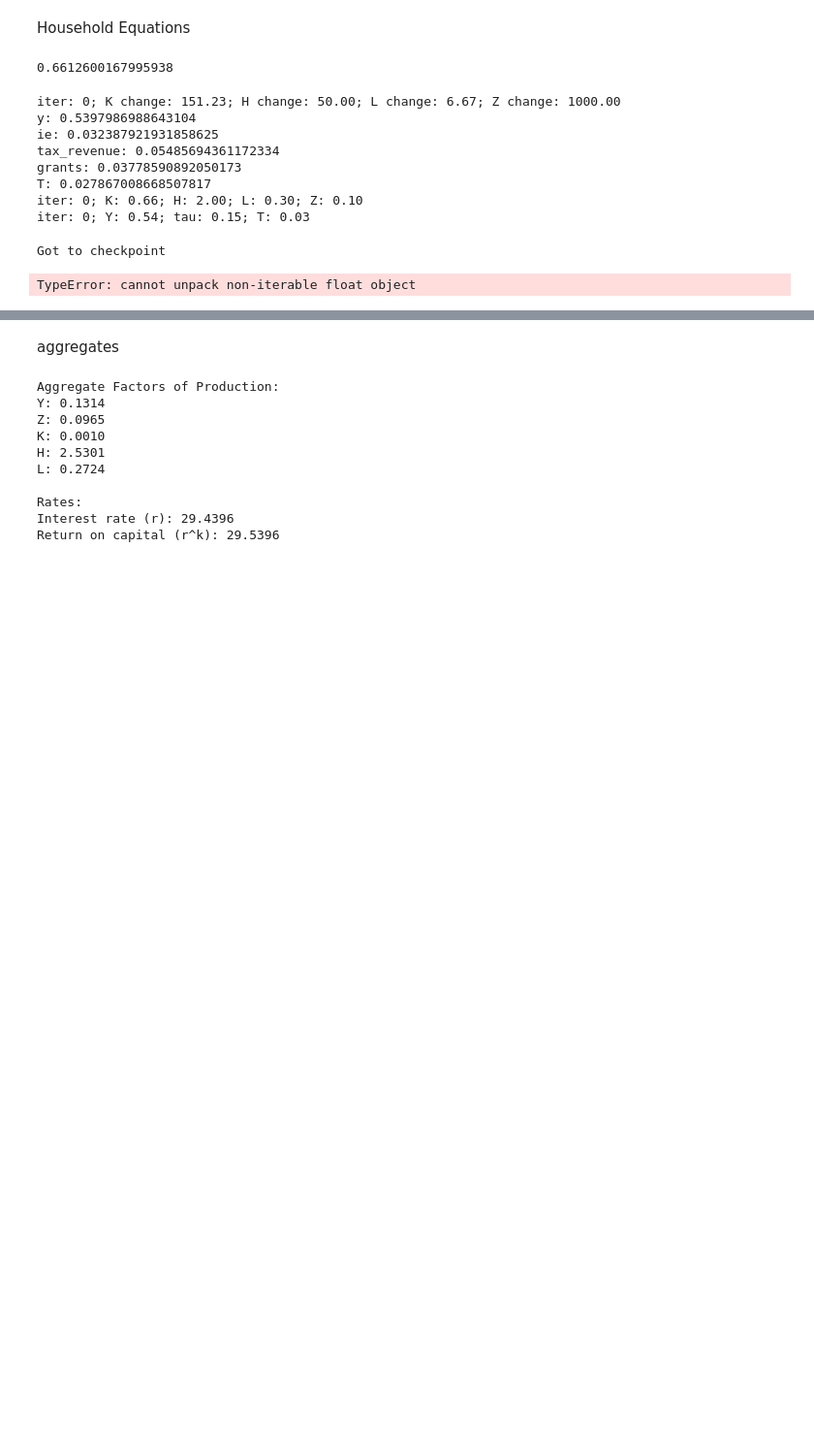
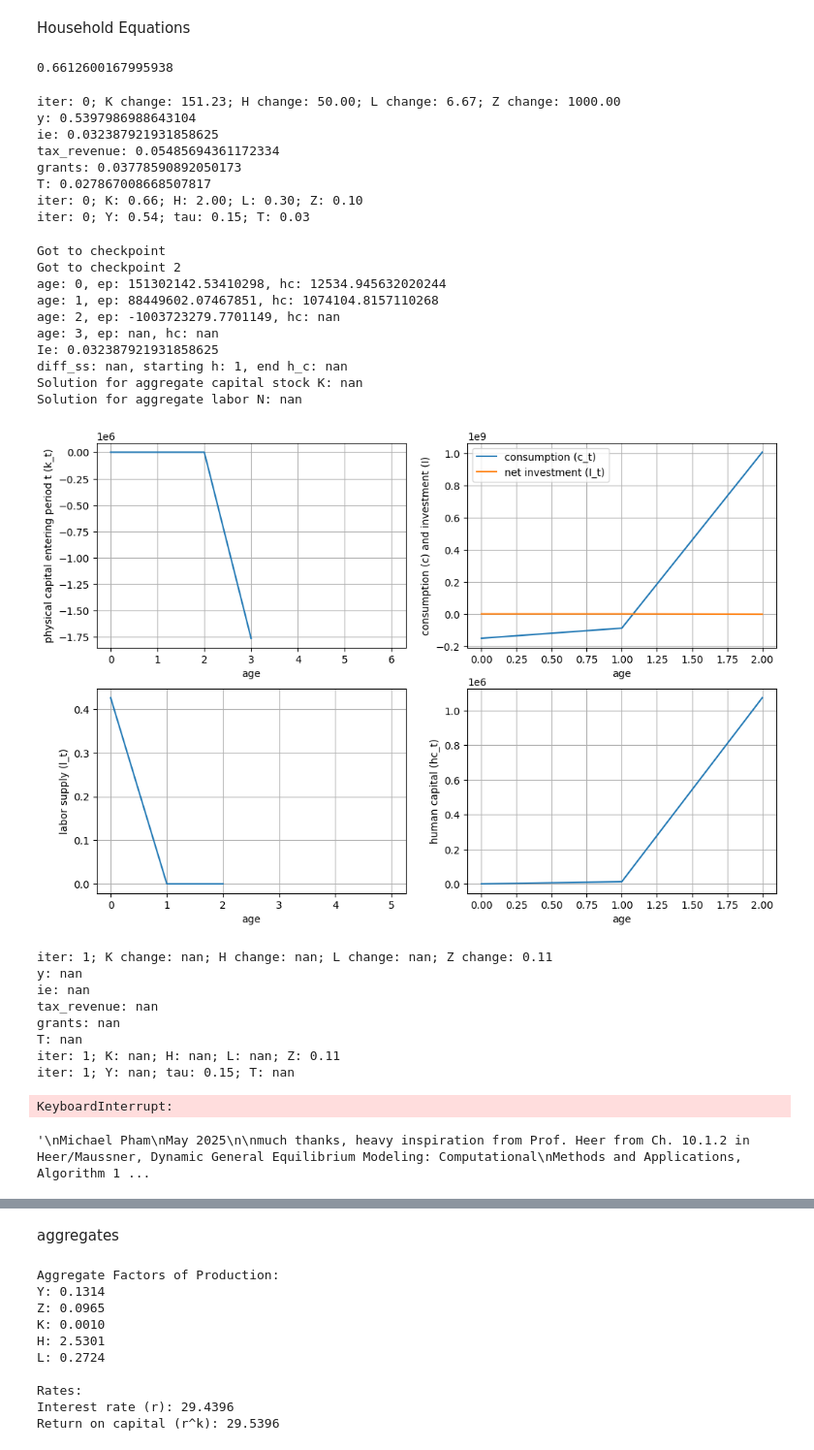
Before and after one commit to mpham8/macro-debtrelief-humancapital, a Jupyter notebook: hc-olg-model/ss_run5.ipynb, the cells around one changed output, grey strips where cells are left out. Shown at 97% size. Saved outputs shown, nothing was run; the diff lists cells and outputs as text; code cells hidden in the pictures; blank space fills up the shorter version.

Commit message:
error with large unreasonable e

```diff
--- a/hc-olg-model/ss_run5.ipynb
+++ b/hc-olg-model/ss_run5.ipynb
@@ -95,7 +110,7 @@ max_iters = 30             # maximum number of iteration over K
 
 
 # h_min, h_max = 1, 1500
-h_min, h_max = 1, 10
+h_min, h_max = 1, 3
 
 
 # Number of periods
@@ -878,7 +1029,8 @@ while iteration < max_iters - 1 and K_diff > tolerance: #TODO fix k tolerance
 
 
           k1 = k13d_optimal_array[ik, ih, ihc, i-1]
-          v3d_optimal_array[ik, ih, ihc, i-1], e_optimal_array[ik, ih, ihc, i-1] = value_function_parent_final(vr_polate, k13d_optimal_array[ik, ih, ihc, i-1], k_prev = k0, h = h0, w = w, r = r, tau = tau, T = T, hc=hc0, I_e=Ie, e_mean=e_mean[0], I_e_mean=I_e_mean, return_estar = 1)
+          v3d_optimal_array[ik, ih, ihc, i-1] = value_function_parent_final(vr_polate, k13d_optimal_array[ik, ih, ihc, i-1], k_prev = k0, h = h0, w = w, r = r, tau = tau, T = T, hc=hc0, I_e=Ie, e_mean=e_mean[0], I_e_mean=I_e_mean)
+          e_optimal_array[ik, ih, ihc, i-1]  = e_star_parent_final(vr_polate, k13d_optimal_array[ik, ih, ihc, i-1], k_prev = k0, h = h0, w = w, r = r, tau = tau, T = T, hc=hc0, I_e=Ie, e_mean=e_mean[0], I_e_mean=I_e_mean)
         # l_optimal_array[ik, ih, i-1] = labor_foc(k = k1, k_prev = k0, h = h, w = w, r = r, tau = tau, T = T)
         # c_optimal_array[ik,ih, i-1] = (1-tau)*w*h*l_optimal_array[ik, ih, i-1] + r*k0 - tau*r*max(k0, 0) + T - k1
         # # print(f"iter: {iteration}, i: {i}, k opt: {k1}")
@@ -964,8 +1116,9 @@ while iteration < max_iters - 1 and K_diff > tolerance: #TODO fix k tolerance
 
 
 
-          k1 = k13d_optimal_array[ik, ih, i-1, ihc]
-          v3d_optimal_array[ik, ih, ihc, i-1], e_optimal_array[ik, ih, ihc, i-1] = value_function_parent(vr_polate, k13d_optimal_array[ik, ih, ihc, i-1], k_prev = k0, h = h0, w = w, r = r, tau = tau, T = T, hc=hc0, I_e=Ie, e_mean=e_mean[0], I_e_mean=I_e_mean,  return_estar = 1)
+          k1 = k13d_optimal_array[ik, ih, ihc, i-1]
+          v3d_optimal_array[ik, ih, ihc, i-1] = value_function_parent(vr_polate, k13d_optimal_array[ik, ih, ihc, i-1], k_prev = k0, h = h0, w = w, r = r, tau = tau, T = T, hc=hc0, I_e=Ie, e_mean=e_mean[0], I_e_mean=I_e_mean)
+          e_optimal_array[ik, ih, ihc, i-1] = value_function_parent(vr_polate, k13d_optimal_array[ik, ih, ihc, i-1], k_prev = k0, h = h0, w = w, r = r, tau = tau, T = T, hc=hc0, I_e=Ie, e_mean=e_mean[0], I_e_mean=I_e_mean)
         # l_optimal_array[ik, ih, i-1] = labor_foc(k = k1, k_prev = k0, h = h, w = w, r = r, tau = tau, T = T)
         # c_optimal_array[ik,ih, i-1] = (1-tau)*w*h*l_optimal_array[ik, ih, i-1] + r*k0 - tau*r*max(k0, 0) + T - k1
         # # print(f"iter: {iteration}, i: {i}, k opt: {k1}")
@@ -1002,7 +1155,7 @@ while iteration < max_iters - 1 and K_diff > tolerance: #TODO fix k tolerance
     k_gen = np.zeros(periods + 1)
     l_gen = np.zeros(periods)
     c_gen = np.zeros(periods)
-    hc_gen = np.zeros(child_periods)
+    hc_gen = np.zeros(child_periods + 1)
     i_gen = np.zeros(periods)
     e_gen = np.zeros(child_periods)
 
@@ -1030,15 +1183,17 @@ while iteration < max_iters - 1 and K_diff > tolerance: #TODO fix k tolerance
       #tripolate for adult parent yearts
       #bipolate for adult period 5+
       if q < child_periods:
+        # print("h_grid:", h_grid)
+        # print("hc_grid:", hc_grid)
         polate = interpolate.RegularGridInterpolator(
-          (k_grid, h_grid, hc_grid),           # Add hc_grid as third dimension
+          (k_grid, h_grid, h_grid),           # Add hc_grid as third dimension
           k13d_optimal_array[:,:,:,q],         # Use 3D slice of 4D array
           method='linear',
           bounds_error=False,
           fill_value=None
         )
         polate_e = interpolate.RegularGridInterpolator(
-          (k_grid, h_grid, hc_grid),           # Add hc_grid as third dimension
+          (k_grid, h_grid, h_grid),           # Add hc_grid as third dimension
           e_optimal_array[:,:,:,q],         # Use 3D slice of 4D array
           method='linear',
           bounds_error=False,
@@ -1049,14 +1204,14 @@ while iteration < max_iters - 1 and K_diff > tolerance: #TODO fix k tolerance
 
       if q < child_periods:
         k_gen[q+1] = float(polate(np.array([[k_gen[q], hp, hc_gen[q]]])))
-        e_gen[q] = float(polate(np.array([[k_gen[q], hp, hc_gen[q]]])))
+        e_gen[q] = float(polate_e(np.array([[k_gen[q], hp, hc_gen[q]]])))
 
         l_gen[q] = labor_foc(k = k_gen[q+1], k_prev = k_gen[q], h = hp, w = w, r = r, tau = tau, T = T)
         c_gen[q] = consumption_parent(k_prev=k_gen[q], k=k_gen[q+1], h=hp, l=l_gen[q], w=w, r=r, tau=tau, T=T, e=e_gen[q])
         i_gen[q] = -c_gen[q] -e_gen[q] + (1-tau)*w*hp*l_gen[q] + (r+delta)*k_gen[q] - tau*(r+delta)*max(k_gen[q], 0) + T
 
         hc_gen[q+1] = human_capital_formation(h_c = hc_gen[q], e_p = e_gen[q], I_e = Ie, e_mean = e_mean[q], I_e_mean = I_e_mean)
-        print(f"age: {q}, ep: {e_p}, hc: {hc_gen[q+1]}")
+        print(f"age: {q}, ep: {e_gen[q]}, hc: {hc_gen[q+1]}")
         #get optimal e
       elif q >= child_periods and q < periods - 1:
         k_gen[q+1] = float(polate(np.array([[k_gen[q], hp]]))) #right index?
@@ -1068,13 +1223,14 @@ while iteration < max_iters - 1 and K_diff > tolerance: #TODO fix k tolerance
 
 
     print(f"Ie: {Ie}")
+    #check this
     final_period_assets = (1-tau)*w*hp*l_gen[periods-1] + (1+r)*k_gen[periods-2] - tau*r*max(k_gen[periods-2], 0) + T
     c_gen[periods-1] = final_period_assets
 
     # print(hc_gen)
     diff_ss = abs((hp - hc_gen[child_periods])/hp)
-    print(f"diff_ss: {diff_ss}, starting h: {hp}, end h_c: {hc_gen[child_periods-1]}")
-    hp = hc_gen[child_periods-1] #check to see if right
+    print(f"diff_ss: {diff_ss}, starting h: {hp}, end h_c: {hc_gen[child_periods]}")
+    hp = hc_gen[child_periods] #check to see if right
 
     #could shock h each period
 
@@ -1109,31 +1265,63 @@ while iteration < max_iters - 1 and K_diff > tolerance: #TODO fix k tolerance
   axes[0, 1].plot(i_gen[:-1], label='net investment (I_t)')
   axes[0, 1].legend()
   axes[0, 1].grid(True)
 
   axes[1, 0].set_xlabel('age')
   axes[1, 0].set_ylabel('labor supply (l_t)')
   axes[1, 0].plot(l_gen)
   axes[1, 0].grid(True)
 
   axes[1, 1].set_xlabel('age')
   axes[1, 1].set_ylabel('human capital (hc_t)')
   axes[1, 1].plot(hc_gen)
   axes[1, 1].grid(True)
 
 
 
   plt.show()
 
 
     #update H, L
 # %% [output]
 iter: 0; K change: 151.23; H change: 50.00; L change: 6.67; Z change: 1000.00
 y: 0.5397986988643104
 ie: 0.032387921931858625
 tax_revenue: 0.05485694361172334
 grants: 0.03778590892050173
 T: 0.027867008668507817
 iter: 0; K: 0.66; H: 2.00; L: 0.30; Z: 0.10
 iter: 0; Y: 0.54; tau: 0.15; T: 0.03
 Got to checkpoint
+Got to checkpoint 2
+age: 0, ep: 151302142.53410298, hc: 12534.945632020244
+age: 1, ep: 88449602.07467851, hc: 1074104.8157110268
+age: 2, ep: -1003723279.7701149, hc: nan
+age: 3, ep: nan, hc: nan
+Ie: 0.032387921931858625
+diff_ss: nan, starting h: 1, end h_c: nan
+Solution for aggregate capital stock K: nan
+Solution for aggregate labor N: nan
+[figure, added]
-TypeError: cannot unpack non-iterable float object
+iter: 1; K change: nan; H change: nan; L change: nan; Z change: 0.11
+y: nan
+ie: nan
+tax_revenue: nan
+grants: nan
+T: nan
+iter: 1; K: nan; H: nan; L: nan; Z: 0.11
+iter: 1; Y: nan; tau: 0.15; T: nan
+KeyboardInterrupt:
+# %%
+"""
+Michael Pham
+May 2025
+
+much thanks, heavy inspiration from Prof. Heer from Ch. 10.1.2 in Heer/Maussner, Dynamic General Equilibrium Modeling: Computational
+Methods and Applications, Algorithm 10.1.1
+
+version 5 with K, Z, H, L  state variable
+added optimization of child human capital
+no consumption tax
+"""
+# %% [output]
+'\nMichael Pham\nMay 2025\n\nmuch thanks, heavy inspiration from Prof. Heer from Ch. 10.1.2 in Heer/Maussner, Dynamic General Equilibrium Modeling: Computational\nMethods and Applications, Algorithm 1 ...
```
Also changed, not shown: parts of 5 cells of this notebook.
